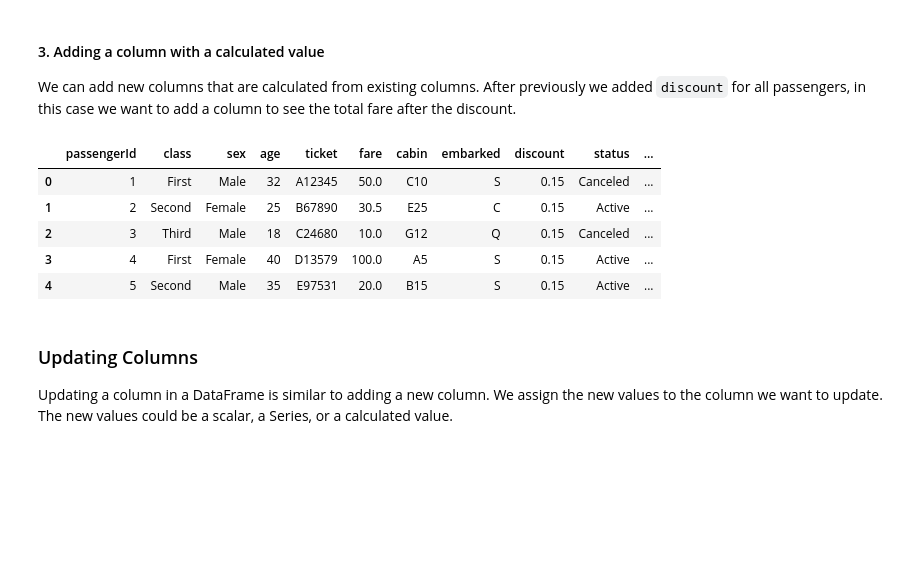
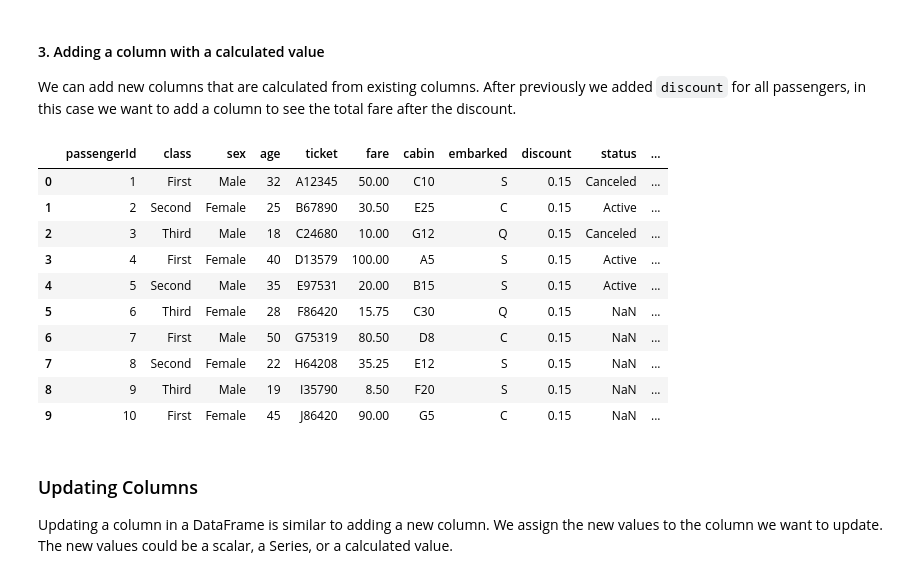
Before and after one commit to byrocuy/REA-AI_Mastery, a Jupyter notebook: week-1/session-2/00_pandas.ipynb, the cells around one changed output. Cells and saved outputs as stored; diff of their text form; code cells hidden in the pictures; blank space fills up the shorter version.

```diff
--- a/week-1/session-2/00_pandas.ipynb
+++ b/week-1/session-2/00_pandas.ipynb
@@ -636,14 +669,19 @@ We can add new columns that are calculated from existing columns. After previous
 # %%
 passenger_df['totalFare'] = passenger_df['fare'] - (passenger_df['fare'] * passenger_df['discount'])
 
-passenger_df.head()
+passenger_df.head(10)
 # %% [output]
 |  | passengerId | class | sex | age | ticket | fare | cabin | embarked | discount | status | ... |
-| 0 | 1 | First | Male | 32 | A12345 | 50.0 | C10 | S | 0.15 | Canceled | ... |
-| 1 | 2 | Second | Female | 25 | B67890 | 30.5 | E25 | C | 0.15 | Active | ... |
-| 2 | 3 | Third | Male | 18 | C24680 | 10.0 | G12 | Q | 0.15 | Canceled | ... |
-| 3 | 4 | First | Female | 40 | D13579 | 100.0 | A5 | S | 0.15 | Active | ... |
-| 4 | 5 | Second | Male | 35 | E97531 | 20.0 | B15 | S | 0.15 | Active | ... |
+| 0 | 1 | First | Male | 32 | A12345 | 50.00 | C10 | S | 0.15 | Canceled | ... |
+| 1 | 2 | Second | Female | 25 | B67890 | 30.50 | E25 | C | 0.15 | Active | ... |
+| 2 | 3 | Third | Male | 18 | C24680 | 10.00 | G12 | Q | 0.15 | Canceled | ... |
+| 3 | 4 | First | Female | 40 | D13579 | 100.00 | A5 | S | 0.15 | Active | ... |
+| 4 | 5 | Second | Male | 35 | E97531 | 20.00 | B15 | S | 0.15 | Active | ... |
+| 5 | 6 | Third | Female | 28 | F86420 | 15.75 | C30 | Q | 0.15 | NaN | ... |
+| 6 | 7 | First | Male | 50 | G75319 | 80.50 | D8 | C | 0.15 | NaN | ... |
+| 7 | 8 | Second | Female | 22 | H64208 | 35.25 | E12 | S | 0.15 | NaN | ... |
+| 8 | 9 | Third | Male | 19 | I35790 | 8.50 | F20 | S | 0.15 | NaN | ... |
+| 9 | 10 | First | Female | 45 | J86420 | 90.00 | G5 | C | 0.15 | NaN | ... |
 # %% [markdown]
 ### Updating Columns
 
```
Also changed, not shown: parts of 24 cells of this notebook, 3 other files.
